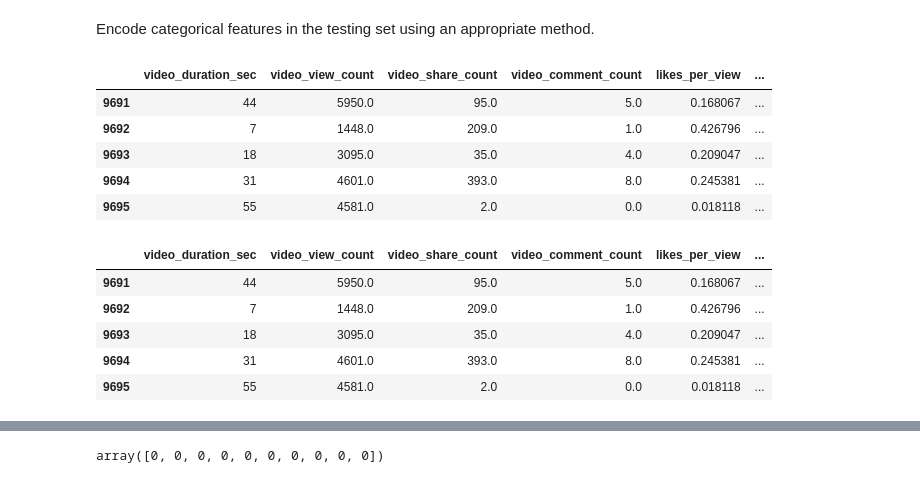
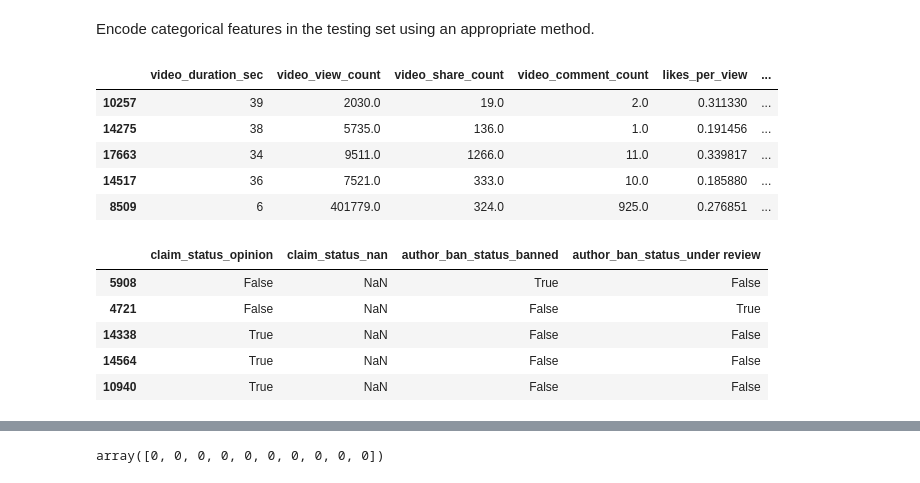
Before and after one commit to Rlyubimov/Data-Analytics-for-Economics, a Jupyter notebook: Tik Tok Project/TikTok Project.ipynb, the cells around one changed output, grey strips where cells are left out. Drawn from its saved outputs; the diff is of its cells as text; code cells hidden in the pictures.

```diff
--- a/Tik Tok Project/TikTok Project.ipynb
+++ b/Tik Tok Project/TikTok Project.ipynb
@@ -1552,3 +1529,6 @@ categorical_features = ["claim_status", "author_ban_status"]
 
 X_train_encoded = pd.get_dummies(X_train, columns=categorical_features, drop_first=True)
 X_train_encoded.head()
+
+#This is a troubleshooting I did
+X_encoder = OneHotEncoder(drop="first", sparse_output=False)
@@ -1562,6 +1535,8 @@ X_train_encoded.head()
 # %%
 # Fit and transform the training features using the encoder
 categorical_features = ["claim_status", "author_ban_status"]
+
+X_train_encoded = X_encoder.fit_transform(x_var)
 
 X_train_encoded = pd.get_dummies(X_train, columns=categorical_features, drop_first=True)
 
@@ -1581,7 +1556,7 @@ X_train_encoded.head()
 # Place encoded training features (which is currently an array) into a dataframe
 ### YOUR CODE HERE ###
 
-X_train_encoded = pd.DataFrame(X_train_encoded)
+X_train_encoded = pd.DataFrame(X_train_encoded, columns = X_encoder.get_feature_names_out())
 
 # Display first few rows
 ### YOUR CODE HERE ###
@@ -1661,14 +1632,10 @@ float64
 #   - Using `.ravel()` to flatten the array returned by `.fit_transform()`, so that it can be used later to train the model
 ### YOUR CODE HERE ###
 #Here I downloaded a package that should ideally help
-from sklearn.preprocessing import LabelEncoder
-
-encoder = LabelEncoder()
 
 # Here I use ravel
-y_train_encoded = encoder.fit_transform(y_train.reshape(-1, 1)).ravel()
+y_train_final = encoder.fit_transform(y_train.values.reshape(-1, 1)).ravel()
 
 # Display the encoded training outcome variable
-print(y_train_encoded.shape)
-print(encoder.classes_)
+print(y_train_final)
 # %% [output]
@@ -1697,11 +1664,6 @@ Encode categorical features in the testing set using an appropriate method.
 ### YOUR CODE HERE ###
 categorical_features = ["claim_status", "author_ban_status"]
 
-test = data[[
-    "video_duration_sec", "video_view_count", "video_share_count",
-    "video_comment_count", "likes_per_view", "comments_per_view",
-    "shares_per_view", "transcription_length", "claim_status", "author_ban_status"
-]]
 # Here I apply the one-hot encoding to test the features
 X_test_encoded = pd.get_dummies(X_test, columns=categorical_features, drop_first=True)
 
@@ -1714,27 +1676,27 @@ X_test_encoded = X_test_encoded.reindex(columns=X_train_encoded.columns, fill_va
 X_test_encoded.head()
 # %% [output]
 |  | video_duration_sec | video_view_count | video_share_count | video_comment_count | likes_per_view | ... |
-| 9691 | 44 | 5950.0 | 95.0 | 5.0 | 0.168067 | ... |
-| 9692 | 7 | 1448.0 | 209.0 | 1.0 | 0.426796 | ... |
-| 9693 | 18 | 3095.0 | 35.0 | 4.0 | 0.209047 | ... |
-| 9694 | 31 | 4601.0 | 393.0 | 8.0 | 0.245381 | ... |
-| 9695 | 55 | 4581.0 | 2.0 | 0.0 | 0.018118 | ... |
+| 10257 | 39 | 2030.0 | 19.0 | 2.0 | 0.311330 | ... |
+| 14275 | 38 | 5735.0 | 136.0 | 1.0 | 0.191456 | ... |
+| 17663 | 34 | 9511.0 | 1266.0 | 11.0 | 0.339817 | ... |
+| 14517 | 36 | 7521.0 | 333.0 | 10.0 | 0.185880 | ... |
+| 8509 | 6 | 401779.0 | 324.0 | 925.0 | 0.276851 | ... |
 # %%
 # Transform the testing features using the encoder
 ### YOUR CODE HERE ###
-X_test_encoded = pd.get_dummies(X_test, columns=["claim_status", "author_ban_status"], drop_first=True)
-X_test_encoded = X_test_encoded.reindex(columns=X_train_encoded.columns, fill_value=0)
+X_test_encoded =  pd.DataFrame(data=X_train_encoded, columns=X_encoder.get_feature_names_out())
+#X_test_encoded = X_test_encoded.reindex(columns=X_train_encoded.columns, fill_value=0)
 
 # Display first few rows of encoded testing features
 ### YOUR CODE HERE ###
 X_test_encoded.head()
 # %% [output]
-|  | video_duration_sec | video_view_count | video_share_count | video_comment_count | likes_per_view | ... |
-| 9691 | 44 | 5950.0 | 95.0 | 5.0 | 0.168067 | ... |
-| 9692 | 7 | 1448.0 | 209.0 | 1.0 | 0.426796 | ... |
-| 9693 | 18 | 3095.0 | 35.0 | 4.0 | 0.209047 | ... |
-| 9694 | 31 | 4601.0 | 393.0 | 8.0 | 0.245381 | ... |
-| 9695 | 55 | 4581.0 | 2.0 | 0.0 | 0.018118 | ... |
+|  | claim_status_opinion | claim_status_nan | author_ban_status_banned | author_ban_status_under review |
+| 5908 | False | NaN | True | False |
+| 4721 | False | NaN | False | True |
+| 14338 | True | NaN | False | False |
+| 14564 | True | NaN | False | False |
+| 10940 | True | NaN | False | False |
 # %%
 # Place encoded testing features (which is currently an array) into a dataframe
 ### YOUR CODE HERE ###
```
Also changed, not shown: parts of 24 cells of this notebook, 9 other files.
